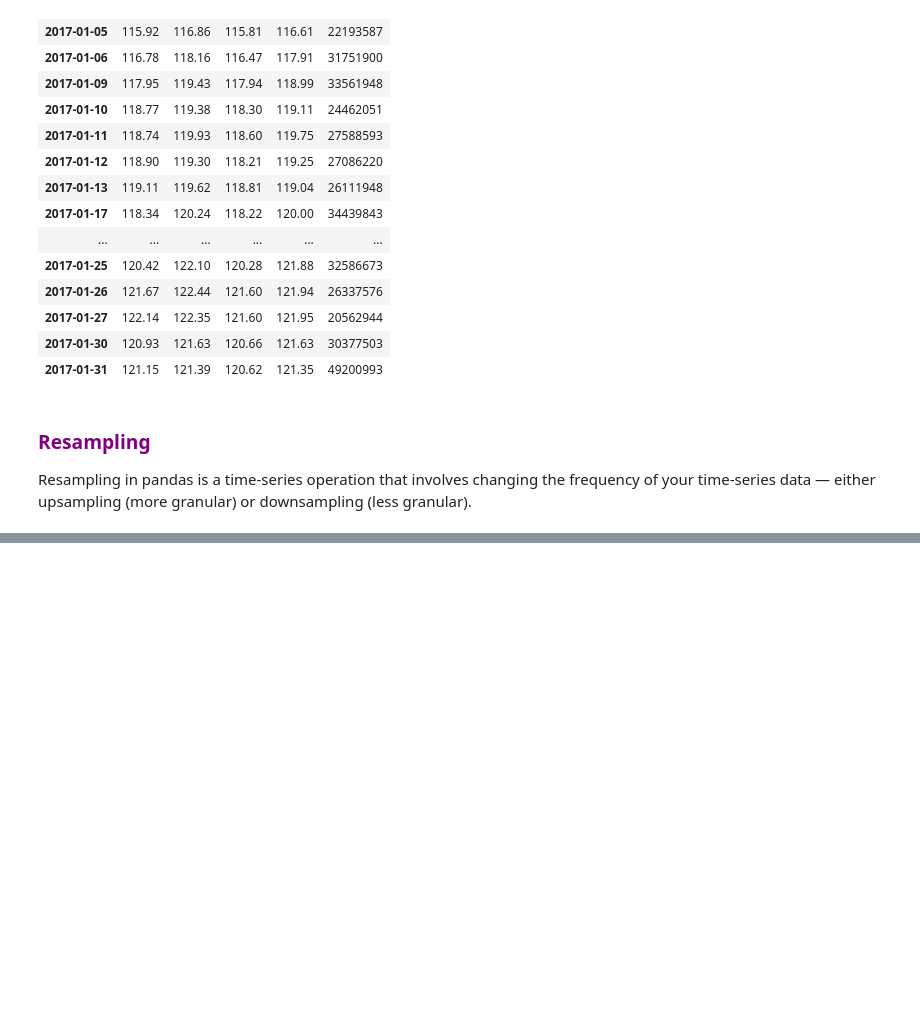
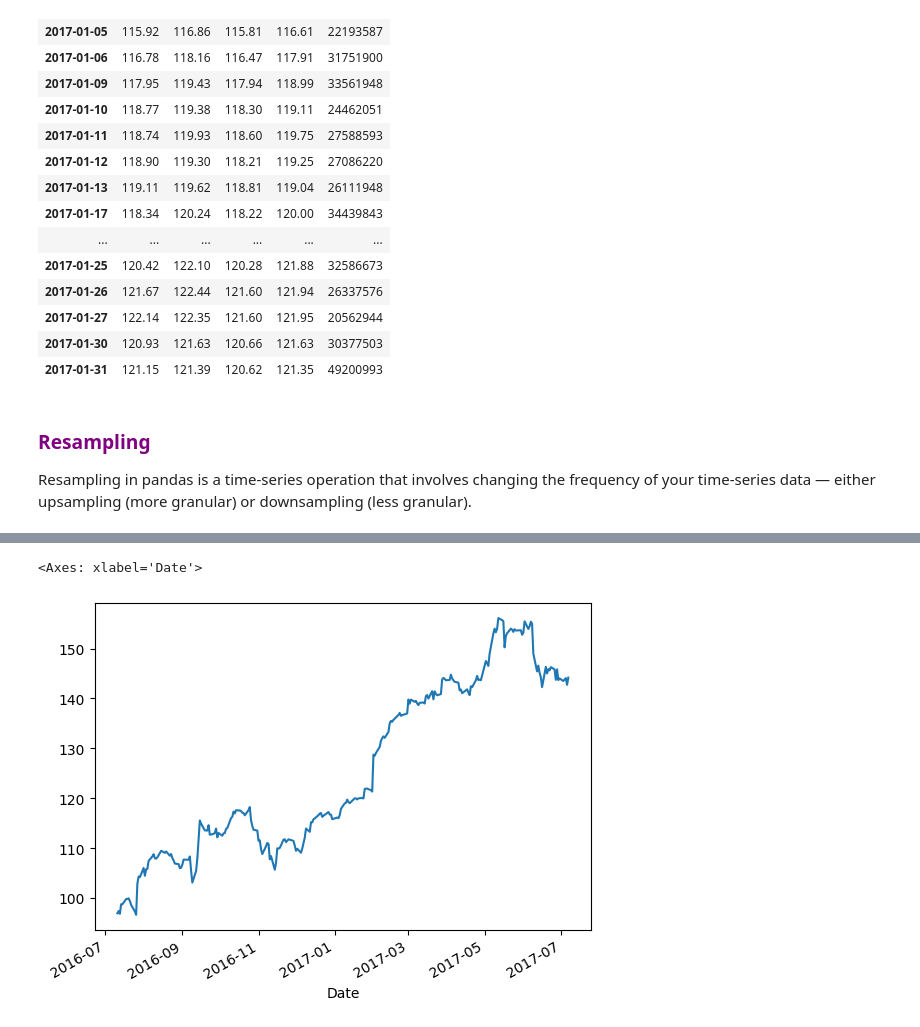
Before and after one commit to aranyaadheu/Pandas, a Jupyter notebook: pandas/14. datetime index/ts_datetime_index.ipynb, the cells around one changed output, grey strips where cells are left out. Saved outputs shown, nothing was run; the diff lists cells and outputs as text; code cells hidden in the pictures; blank space fills up the shorter version.

Commit message:
matplotlib plot

```diff
--- a/pandas/14. datetime index/ts_datetime_index.ipynb
+++ b/pandas/14. datetime index/ts_datetime_index.ipynb
@@ -154,0 +186,6 @@ Resampling in pandas is a time-series operation that involves changing the frequ
+# %%
+%matplotlib inline
+df['Close'].plot()
+# %% [output]
+<Axes: xlabel='Date'>
+[figure, added]
```
Also changed, not shown: parts of 2 cells of this notebook.
